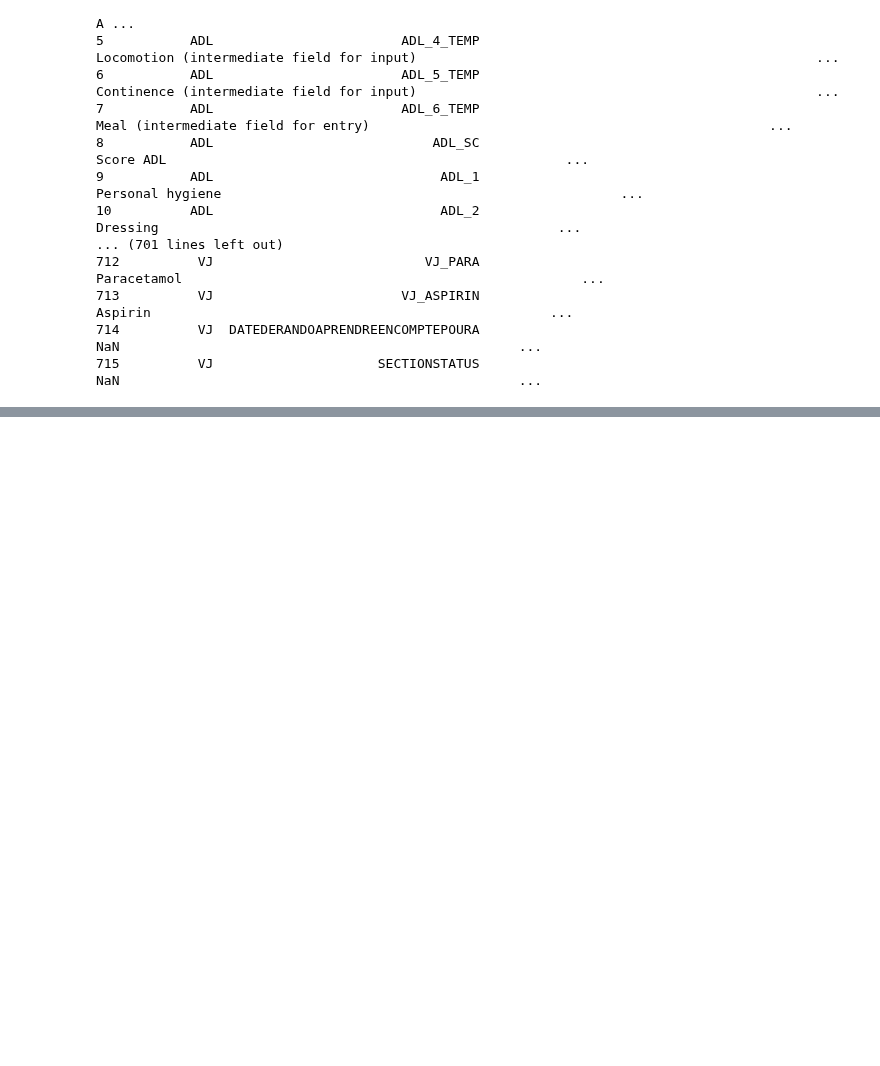
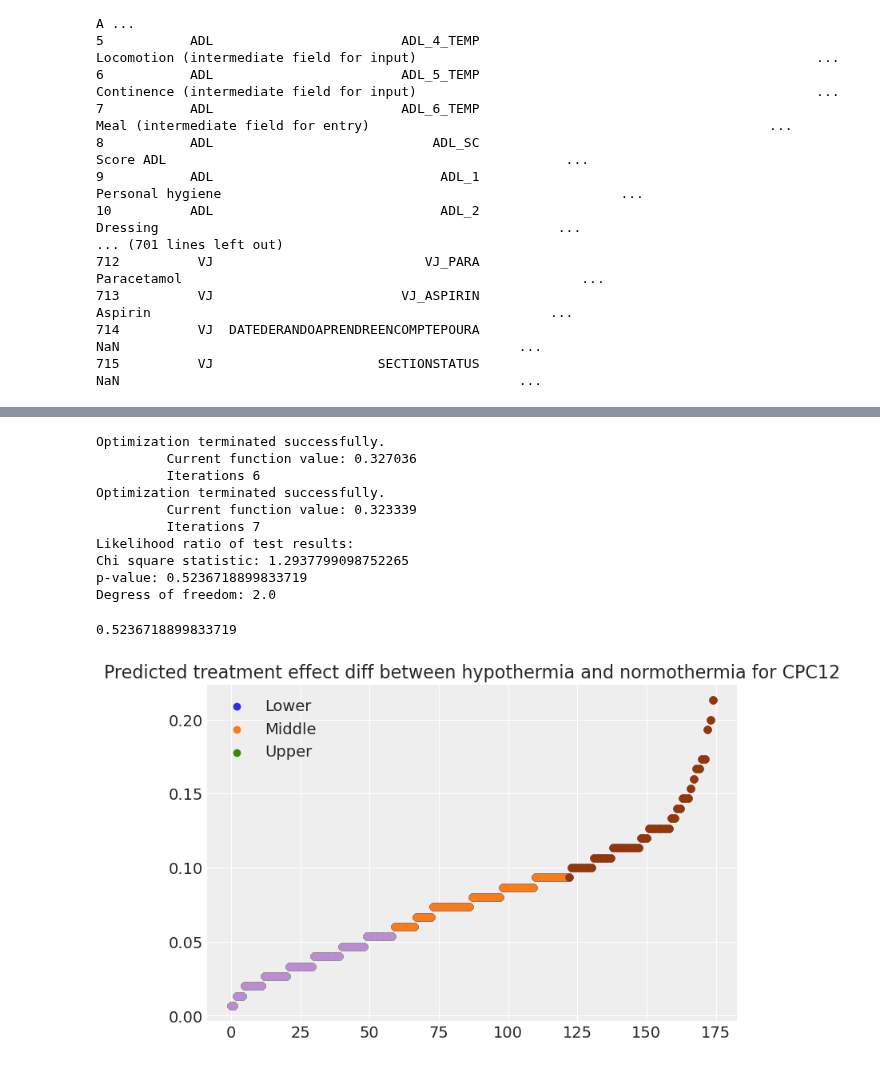
Before and after one commit to michelraskin/ttmhte, a Jupyter notebook: hyperionBART.ipynb, the cells around one changed output, grey strips where cells are left out. Drawn from its saved outputs; the diff is of its cells as text; code cells hidden in the pictures; blank space fills up the shorter version.

```diff
--- a/hyperionBART.ipynb
+++ b/hyperionBART.ipynb
@@ -213,0 +228,55 @@ ValueError: Found input variables with inconsistent numbers of samples: [117, 46
+# %%
+def getTreatmentEffectDiff(X_train, y_train, myNewDf, aCategory = 'CPC12'):
+    myData = pd.concat([X_train['groupe'], myNewDf['predicted_effect_group'], y_train], axis=1)
+    model1 = smf.logit(
+        f'{aCategory} ~ predicted_effect_group + groupe',
+        data=myData
+    ).fit()
+
+    model2 = smf.logit(
+        f'{aCategory} ~ predicted_effect_group * groupe',
+        data=myData
+    ).fit()
+
+    llr = -2*(model1.llf - model2.llf)
+    df_diff = model2.df_model - model1.df_model
+    p_value = chi2.sf(llr, df_diff)
+
+    print(f'Likelihood ratio of test results:')
+    print(f'Chi square statistic: {llr}')
+    print(f'p-value: {p_value}')
+    print(f'Degress of freedom: {df_diff}')
+    return p_value
+
+def plotPredictedTreatmentEffect(myNewDf, aCategory = 'CPC12'):
+    lower_third, upper_third, myNewDf = getPredictedThirds(myNewDf)
+    if lower_third == upper_third:
+        plt.scatter(x = range(len(y_pred_proba1)), y = myNewDf['predicted_effect'].sort_values())
+    else:
+        myNewDf.sort_values(['predicted_effect'], inplace=True)
+        myNewDf.reset_index(inplace=True)
+        for group in myNewDf['predicted_effect_group']:
+            myFilter = myNewDf['predicted_effect_group'] == group
+            plt.scatter(x = myNewDf[myFilter]['predicted_effect'].index, y = myNewDf[myFilter]['predicted_effect'])
+        plt.legend(myNewDf['predicted_effect_group'].unique())
+    plt.title(f'Predicted treatment effect diff between hypothermia and normothermia for {aCategory}')
+    return lower_third, upper_third, myNewDf
+# %%
+myNewDf = pd.DataFrame()
+myNewDf['predicted_effect'] = myYPred
+# %%
+low_third, upper_third, myNewDf = plotPredictedTreatmentEffect(myNewDf)
+getTreatmentEffectDiff(myXValue, myYValue, myNewDf)
+# %% [output]
+Optimization terminated successfully.
+         Current function value: 0.327036
+         Iterations 6
+Optimization terminated successfully.
+         Current function value: 0.323339
+         Iterations 7
+Likelihood ratio of test results:
+Chi square statistic: 1.2937799098752265
+p-value: 0.5236718899833719
+Degress of freedom: 2.0
+0.5236718899833719
+[figure, added]
```
Also changed, not shown: parts of 8 cells of this notebook.
